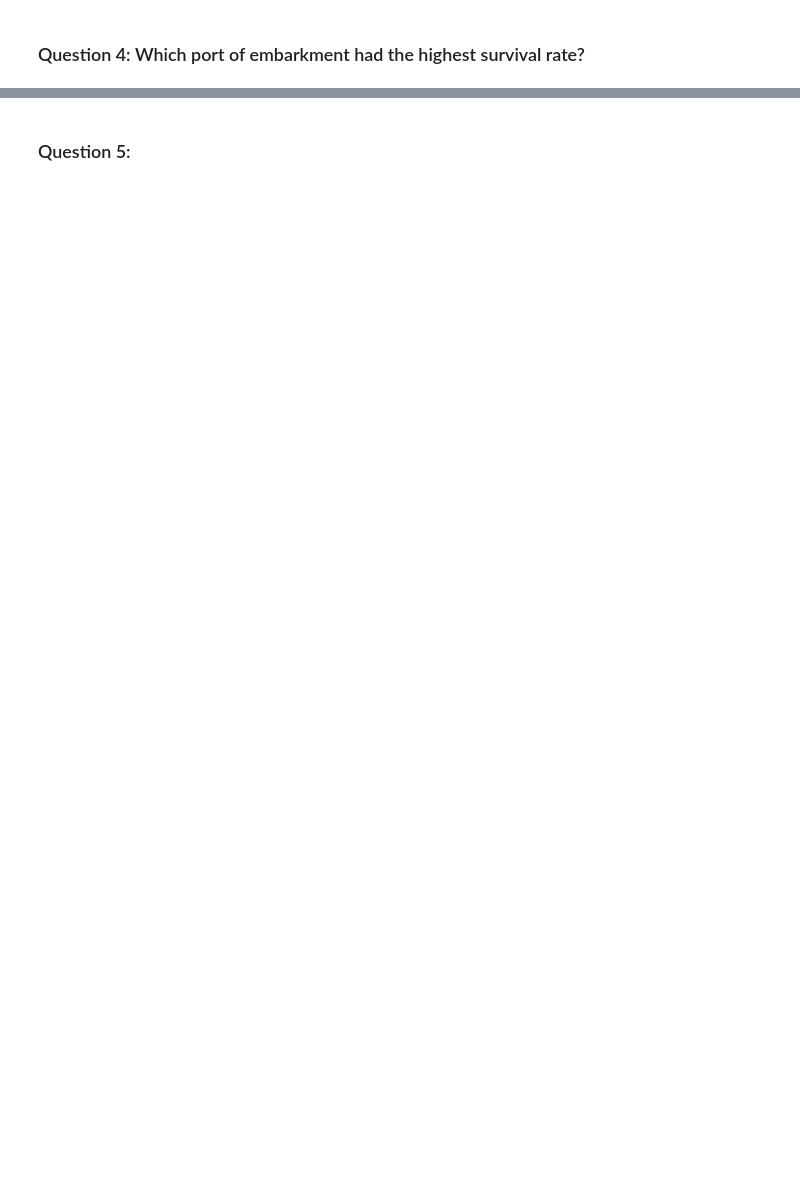
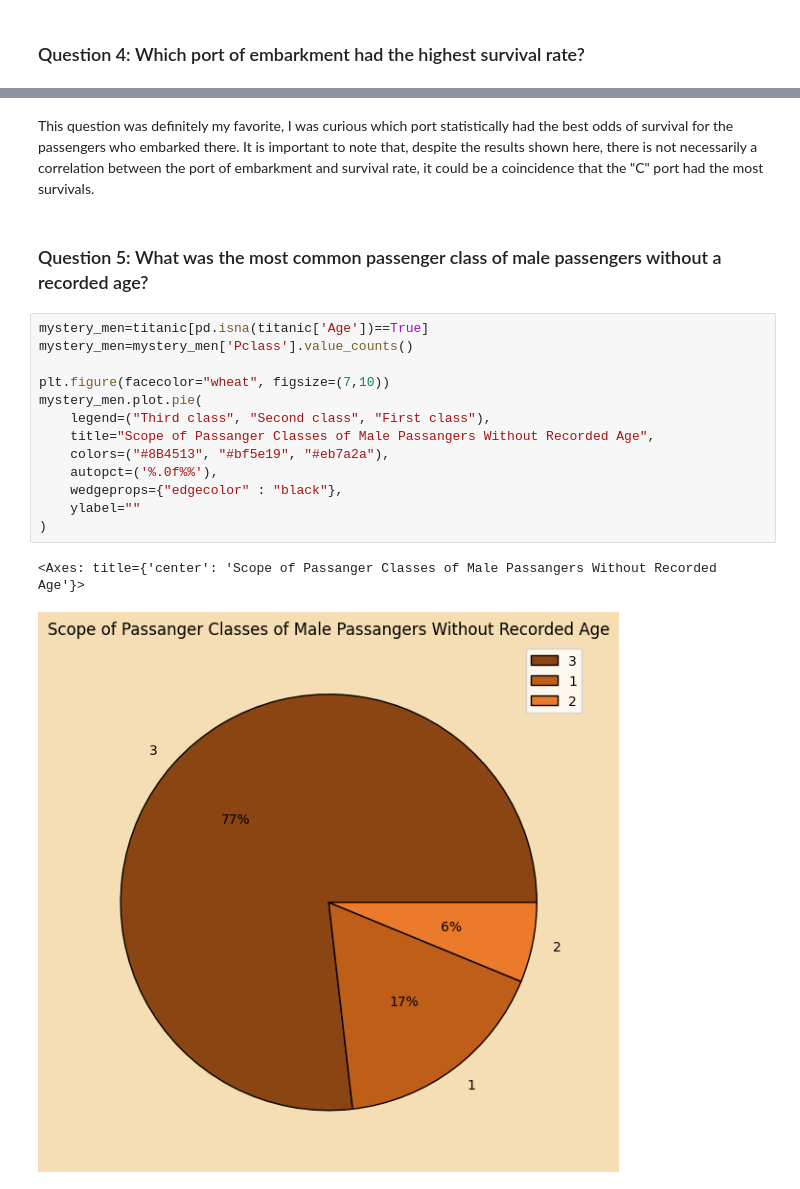
Before and after one commit to Candog85/unit-3-data-science, a Jupyter notebook: lessons/02_titanic.ipynb, the cells around one changed output, grey strips where cells are left out. Cells and saved outputs as stored; diff of their text form; blank space fills up the shorter version.

Commit message:
Finished titanic

```diff
--- a/lessons/02_titanic.ipynb
+++ b/lessons/02_titanic.ipynb
@@ -94,2 +87,20 @@ Name: count, dtype: float64
-# %% [markdown]
-### Question 5:
+# %% [markdown]
+This question was definitely my favorite, I was curious which port statistically had the best odds of survival for the passengers who embarked there. It is important to note that, despite the results shown here, there is not necessarily a correlation between the port of embarkment and survival rate, it could be a coincidence that the "C" port had the most survivals.
+# %% [markdown]
+### Question 5: What was the most common passenger class of male passengers without a recorded age?
+# %%
+mystery_men=titanic[pd.isna(titanic['Age'])==True]
+mystery_men=mystery_men['Pclass'].value_counts()
+
+plt.figure(facecolor="wheat", figsize=(7,10))
+mystery_men.plot.pie(
+    legend=("Third class", "Second class", "First class"),
+    title="Scope of Passanger Classes of Male Passangers Without Recorded Age",
+    colors=("#8B4513", "#bf5e19", "#eb7a2a"),
+    autopct=('%.0f%%'),
+    wedgeprops={"edgecolor" : "black"},
+    ylabel=""
+)
+# %% [output]
+<Axes: title={'center': 'Scope of Passanger Classes of Male Passangers Without Recorded Age'}>
+[figure, added]
```
Also changed, not shown: parts of 5 cells of this notebook.
